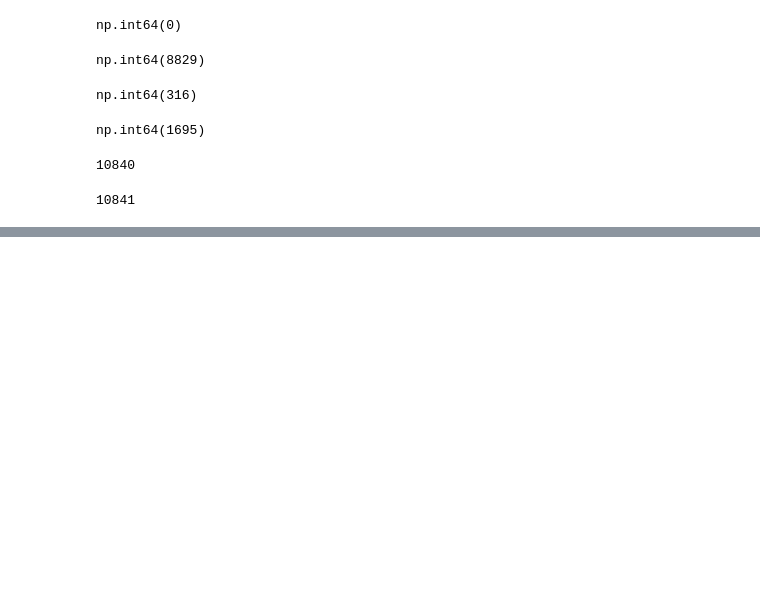
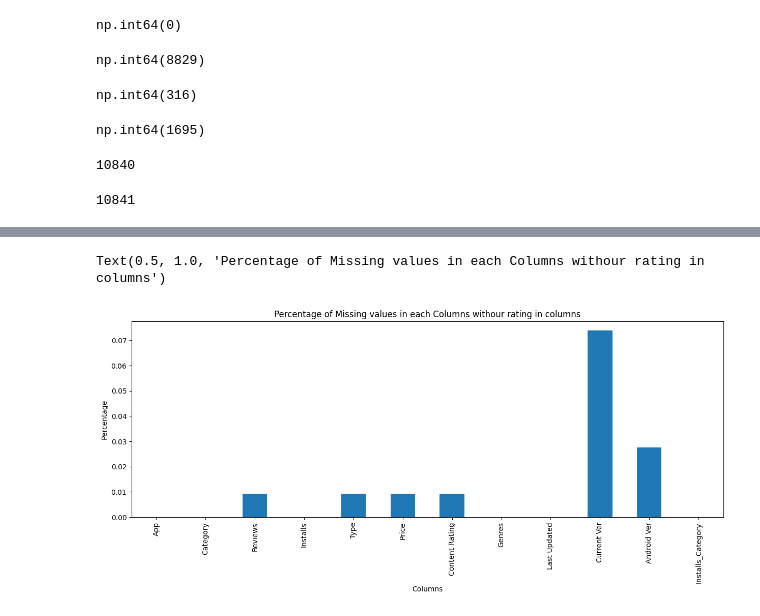
Before and after one commit to summaiyazafar/Learning, a Jupyter notebook: Practice/Python/Complete_EDA/Pandas_tips_and_tricks/outputs/03_Google_play_store_data.ipynb, the cells around one changed output, grey strips where cells are left out. Drawn from its saved outputs; the diff is of its cells as text; code cells hidden in the pictures; blank space fills up the shorter version.

```diff
--- a/Practice/Python/Complete_EDA/Pandas_tips_and_tricks/outputs/03_Google_play_store_data.ipynb
+++ b/Practice/Python/Complete_EDA/Pandas_tips_and_tricks/outputs/03_Google_play_store_data.ipynb
@@ -116,0 +520,11 @@ len(df)
+# %%
+#make figure size:
+plt.figure(figsize=(15,5))
+missing_percentage[missing_percentage < 1].plot(kind='bar')
+#add the labels:
+plt.xlabel('Columns')#add the x-axis label
+plt.ylabel('Percentage')#add the y-axis label
+plt.title('Percentage of Missing values in each Columns withour rating in columns')
+# %% [output]
+Text(0.5, 1.0, 'Percentage of Missing values in each Columns withour rating in columns')
+[figure, added]
```
Also changed, not shown: parts of 56 cells of this notebook.
